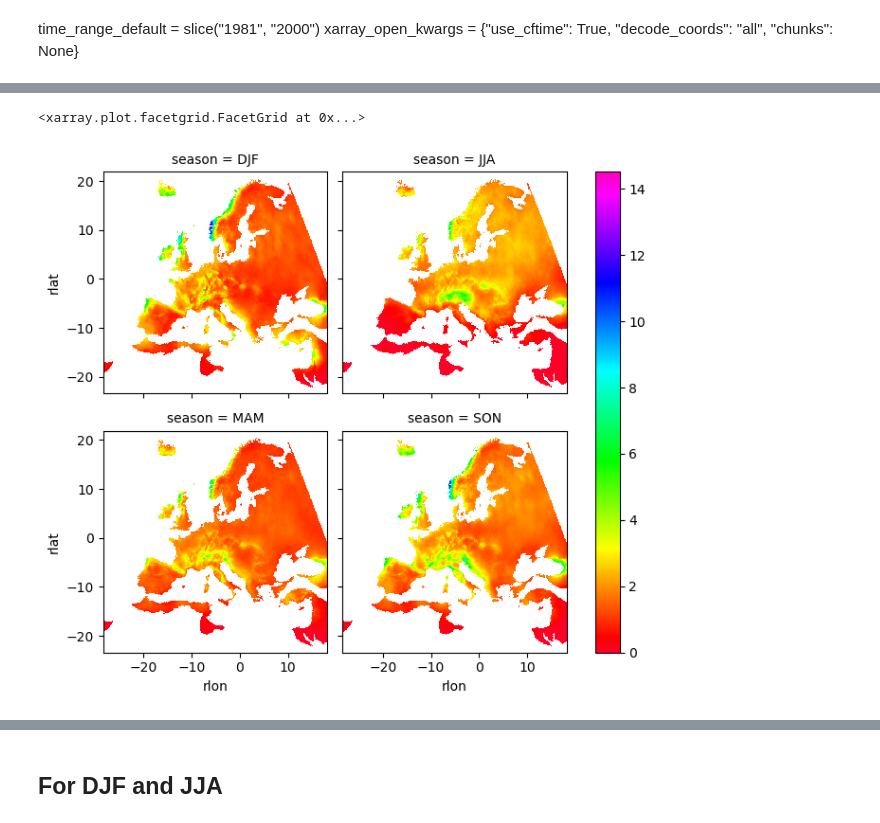
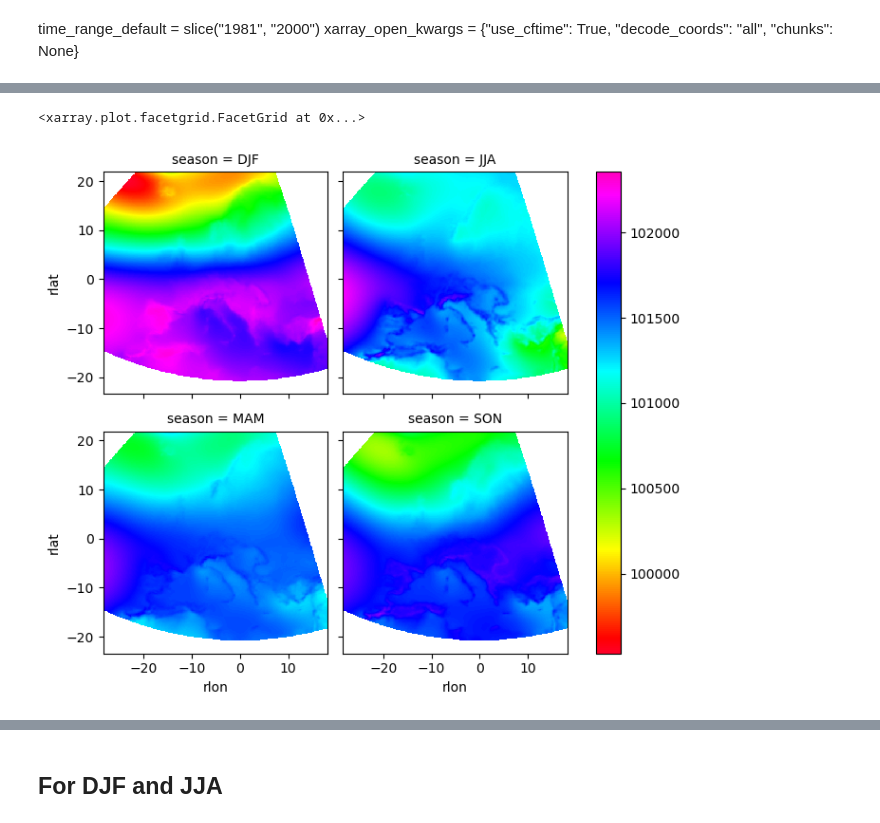
Before and after one commit to larsbuntemeyer/joint-evaluation, a Jupyter notebook: eval-book/spatial_bias.ipynb, the cells around one changed output, grey strips where cells are left out. Saved outputs shown, nothing was run; the diff lists cells and outputs as text; code cells hidden in the pictures.

```diff
--- a/eval-book/spatial_bias.ipynb
+++ b/eval-book/spatial_bias.ipynb
@@ -285,12 +286,31 @@ Periodic in longitude?      False
+# %%
+def traverseDir(root):
+    for (dirpath, dirnames, filenames) in os.walk(root):
+        for file in filenames:
+            if file.endswith(('.nc')):
+                yield os.path.join(dirpath, file)
 # %%
 if variable == 'psl':
-    era5 = xr.open_zarr(
-        "gs://gcp-public-data-arco-era5/ar/1959-2022-full_37-1h-0p25deg-chunk-1.zarr-v2",
-        chunks={'time': 48},
-        consolidated=True,
-    )
-    era5 = era5[["mean_sea_level_pressure"]]
-    era5 = era5.resample(time = 'MS').mean()
-    era5 = era5.sel(time=period)
+    #era5 = xr.open_zarr(
+    #    "gs://gcp-public-data-arco-era5/ar/1959-2022-full_37-1h-0p25deg-chunk-1.zarr-v2",
+    #    chunks={'time': 48},
+    #    consolidated=True)
+    #era5 = era5[["mean_sea_level_pressure"]].compute()
+    #era5 = era5.resample(time = 'MS').mean().compute()
+    era5_root = '/mnt/CORDEX_CMIP6_tmp/aux_data/era5/mon/msl/'
+    era5 = xr.open_mfdataset(np.sort(list(traverseDir(era5_root))),
+                             concat_dim='valid_time', combine='nested')
+    era5 = era5.rename({'valid_time': "time"})
+    era5 = era5.sel(time=period).compute()
     regridder = xe.Regridder(era5, rotated_grid, method=regridding, unmapped_to_nan=True)
     ref_on_rotated = regridder(era5)
+    ref_seasmean = seasonal_mean(ref_on_rotated["msl"]).compute()
+else:
+    eobs = obs.eobs(variable, add_mask=False).sel(time=period)
+    eobs_var = [key for key, value in eobs_mapping.items() if value == variable][0]
+    eobs = mask_invalid(eobs, vars=eobs_var, threshold=0.1)
+    #eobs = load_eobs(add_mask=False, to_cf=False, variable = variable)
+    # unmapped_to_nan, see https://github.com/pangeo-data/xESMF/issues/56
+    regridder = xe.Regridder(eobs, rotated_grid, method=regridding, unmapped_to_nan=True)
+    ref_on_rotated = regridder(eobs)
+    ref_seasmean = seasonal_mean(ref_on_rotated[eobs_var].sel(time=period)).compute()
@@ -329,12 +317,14 @@ Wall time: 17.2 s
 # %%
 if variable == 'tas':
     cmap = 'jet'
 elif variable == 'pr':
     cmap = 'gist_rainbow'
+elif variable == 'psl':
+    cmap = 'gist_rainbow'
 ref_seasmean.plot(col="season", col_wrap=2, cmap = cmap)
 # %% [output]
 <xarray.plot.facetgrid.FacetGrid at 0x...>
-[figure, old version]
+[figure, new version]
 # %%
 if variable == 'tas':
     diffs = {
```
Also changed, not shown: parts of 11 cells of this notebook, 3 other files.
